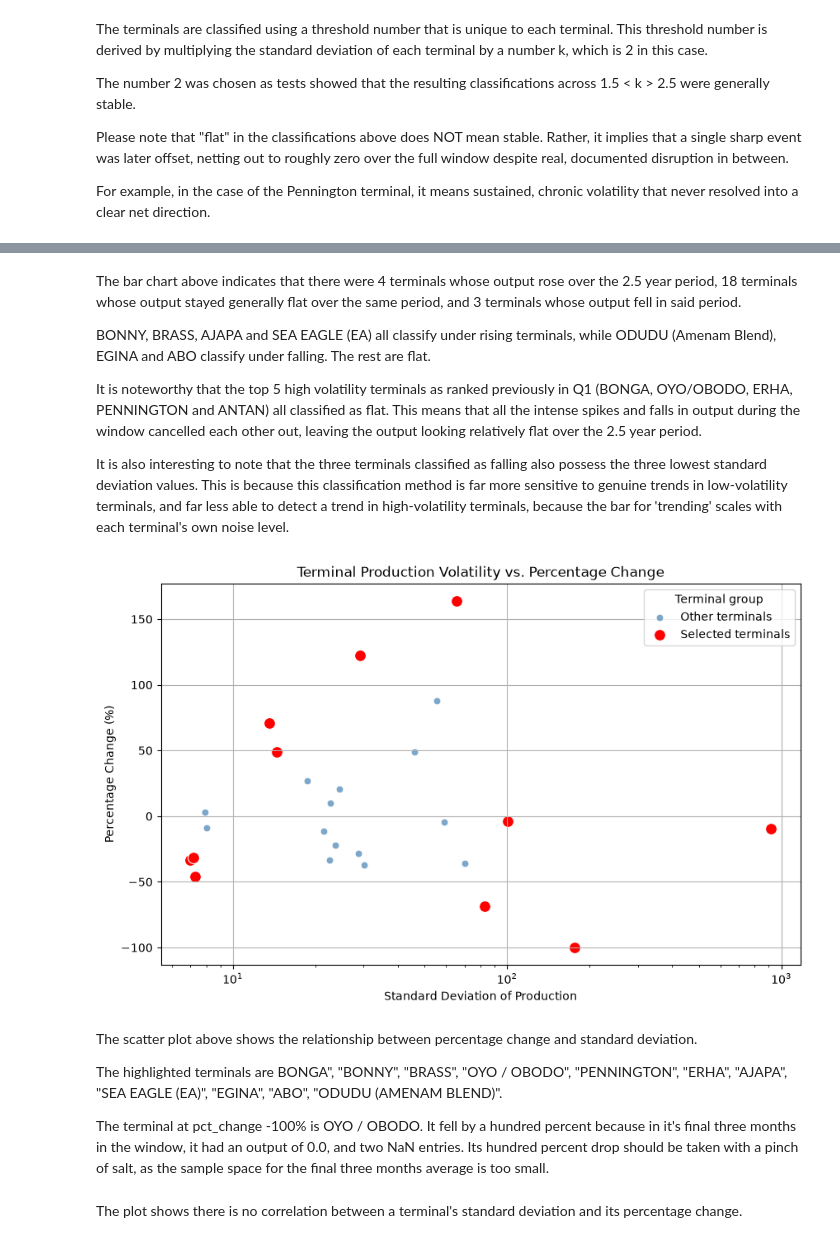
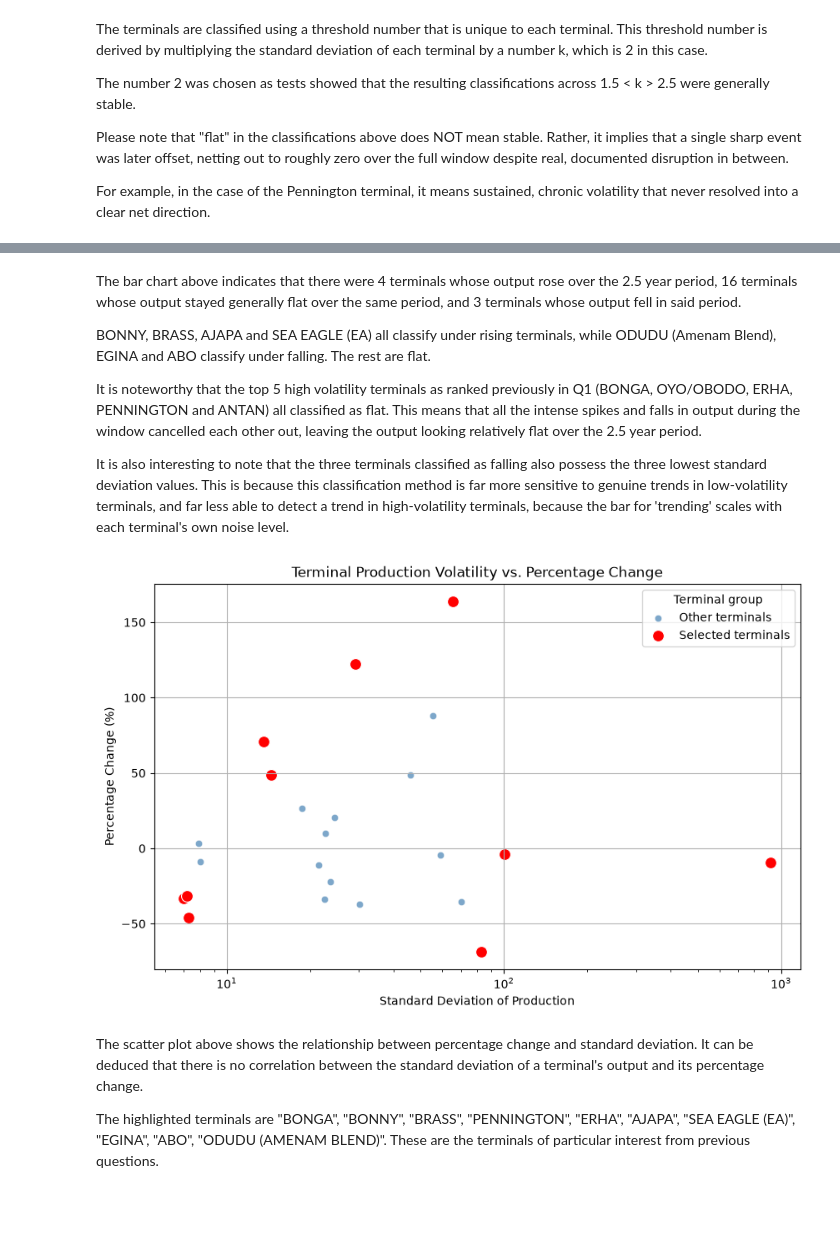
Before and after one commit to loteehenry/Oil-Production---Exploratory-Data-Analysis, a Jupyter notebook: notebooks/analysis.ipynb, the cells around one changed output, grey strips where cells are left out. Drawn from its saved outputs; the diff is of its cells as text; code cells hidden in the pictures; blank space fills up the shorter version.

```diff
--- a/notebooks/analysis.ipynb
+++ b/notebooks/analysis.ipynb
@@ -662,7 +662,12 @@ sliced_df
 | UTAPATE | NaN | NaN | NaN | 1778700.0 | 1834270.0 | 1788900.0 |
 | CAWTHORNE | NaN | NaN | NaN | 929100.0 | 897140.0 | 994200.0 |
 # %%
-is_null_df = (sliced_df.iloc[:, 0:3].notnull().any(axis=1)) & (sliced_df.iloc[:, -3:].notnull().any(axis=1))
+#is_null_df = (sliced_df.iloc[:, 0:3].notnull().any(axis=1)) & (sliced_df.iloc[:, -3:].notnull().any(axis=1))
+is_null_df = (
+    sliced_df.iloc[:, 0:3].notnull().sum(axis=1) >= 2
+) & (
+    sliced_df.iloc[:, -3:].notnull().sum(axis=1) >= 2
+)
 is_null_df
 # %% [output]
 Terminal/Stream
@@ -791,5 +794,5 @@ plt.show()
 # %% [markdown]
-The bar chart above indicates that there were 4 terminals whose output rose over the 2.5 year period, 18 terminals whose output stayed generally flat over the same period, and 3 terminals whose output fell in said period.
+The bar chart above indicates that there were 4 terminals whose output rose over the 2.5 year period, 16 terminals whose output stayed generally flat over the same period, and 3 terminals whose output fell in said period.
 
 BONNY, BRASS, AJAPA and SEA EAGLE (EA) all classify under rising terminals, while ODUDU (Amenam Blend), EGINA and ABO classify under falling. The rest are flat.
 
@@ -802,7 +805,7 @@ pct_change_df = pct_change.to_frame(name="Percentage Change")
 plot_df = pd.concat([pct_change_df, q2_deviation_df], axis=1)
 
 highlight = [
-    "BONGA", "BONNY", "BRASS", "OYO / OBODO", "PENNINGTON",
+    "BONGA", "BONNY", "BRASS", "PENNINGTON",
     "ERHA", "AJAPA", "SEA EAGLE (EA)", "EGINA", "ABO",
     "ODUDU (AMENAM BLEND)"
 ]
@@ -810,40 +813,36 @@ highlight = [
 plot_df["Highlighted"] = plot_df.index.isin(highlight)
 highlight_df = plot_df[plot_df["Highlighted"]]
 other_df = plot_df[~plot_df["Highlighted"]]
 
 plt.figure(figsize=(10, 6))
 sns.scatterplot(
     data=other_df,
     x="Standard Deviation",
     y="Percentage Change",
     color="steelblue",
     alpha=0.7,
     label="Other terminals"
 )
 sns.scatterplot(
     data=highlight_df,
     x="Standard Deviation",
     y="Percentage Change",
     color="red",
     s=100,
     label="Selected terminals"
 )
 
 plt.title("Terminal Production Volatility vs. Percentage Change")
 plt.xlabel("Standard Deviation of Production")
 plt.xscale("log")
 plt.ylabel("Percentage Change (%)")
 plt.grid()
 plt.legend(title="Terminal group")
 plt.show()
 # %% [output]
-[figure, old version]
+[figure, new version]
 # %% [markdown]
-The scatter plot above shows the relationship between percentage change and standard deviation.
+The scatter plot above shows the relationship between percentage change and standard deviation. It can be deduced that there is no correlation between the standard deviation of a terminal's output and its percentage change.
 
-The highlighted terminals are BONGA", "BONNY", "BRASS", "OYO / OBODO", "PENNINGTON", "ERHA", "AJAPA", "SEA EAGLE (EA)", "EGINA", "ABO", "ODUDU (AMENAM BLEND)".
-
-The terminal at pct_change -100% is OYO / OBODO. It fell by a hundred percent because in it's final three months in the window, it had an output of 0.0, and two NaN entries. Its hundred percent drop should be taken with a pinch of salt, as the sample space for the final three months average is too small.
+The highlighted terminals are "BONGA", "BONNY", "BRASS", "PENNINGTON", "ERHA", "AJAPA", "SEA EAGLE (EA)", "EGINA", "ABO", "ODUDU (AMENAM BLEND)". These are the terminals of particular interest from previous questions.
-# %% [markdown]
-The plot shows there is no correlation between a terminal's standard deviation and its percentage change.
 # %% [markdown]
```
Also changed, not shown: parts of 8 cells of this notebook.
